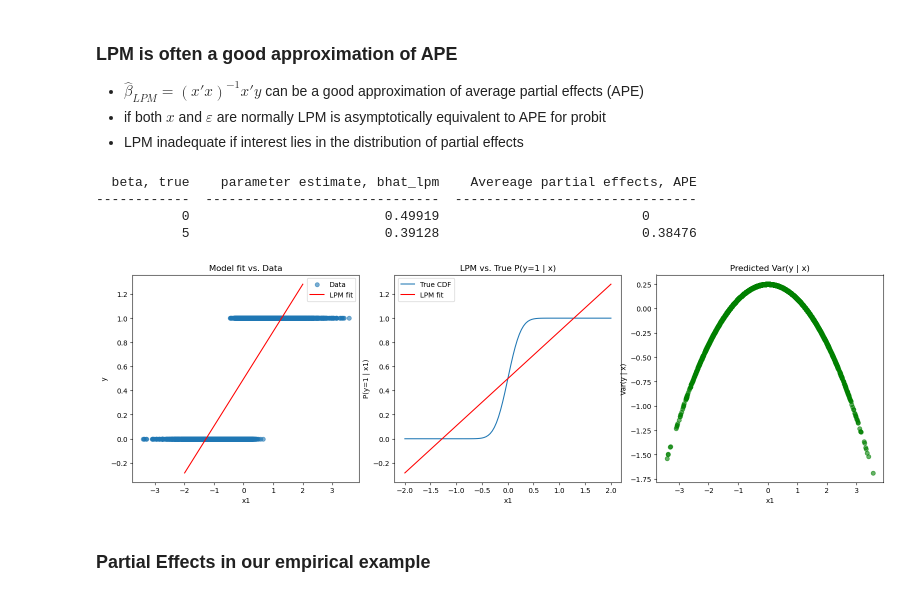
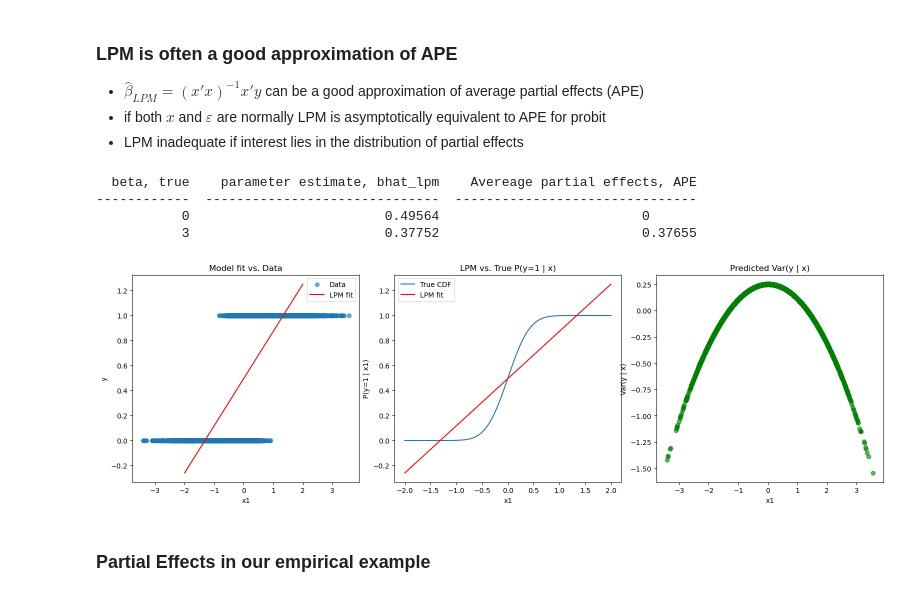
Before and after one commit to bschjerning/EconometricsB, a Jupyter notebook: lectures/10_binary_response/binary_choice.ipynb, the cells around one changed output. Drawn from its saved outputs; the diff is of its cells as text; code cells hidden in the pictures.

```diff
--- a/lectures/10_binary_response/binary_choice.ipynb
+++ b/lectures/10_binary_response/binary_choice.ipynb
@@ -252,7 +252,7 @@ def plot_lpmfit(y, x, beta):
 - **Conditional variance** $Var(y | x) = x \beta (1 - x \beta)$ depends on $x$ (heteroscedasticity)
 - **Negative variance** occurs when $x \beta$ is outside $[0, 1]$
 # %%
-beta = np.array([[0, 5]]).T  # try changing parameters
+beta = np.array([[9, 5]]).T  # try changing parameters
 y_sim = sim_y(x_sim, beta)
 plot_lpmfit(y_sim, x_sim, beta)
 # %% [output]
@@ -890,17 +890,19 @@ Suppose $\beta _{1}<0$
 * LPM inadequate if interest lies in the distribution of partial effects
 # %%
 # Estimate LPM using OLS and compare to APE (using our simulated data from above)
+beta = np.array([[0, 3]]).T  # try changing parameters
+y_sim = sim_y(x_sim, beta)
 bhat_simdata_lpm=la.inv(x_sim.T@x_sim)@x_sim.T@y_sim
 APE_simdata=np.mean(norm.pdf(x_sim@beta))*beta
 table={"beta, true": beta, "parameter estimate, bhat_lpm": bhat_simdata_lpm.round(5), "Avereage partial effects, APE": APE_simdata.round(5)}
 print(tabulate(table, headers="keys"))
 plot_lpmfit(y_sim, x_sim, beta)
 # %% [output]
   beta, true    parameter estimate, bhat_lpm    Avereage partial effects, APE
 ------------  ------------------------------  -------------------------------
-           0                         0.49919                          0
-           5                         0.39128                          0.38476
+           0                         0.49564                          0
+           3                         0.37752                          0.37655
-[figure, old version]
+[figure, new version]
 # %% [markdown]
 ### Partial Effects in our empirical example
 # %%
```
Also changed, not shown: parts of 5 cells of this notebook.
